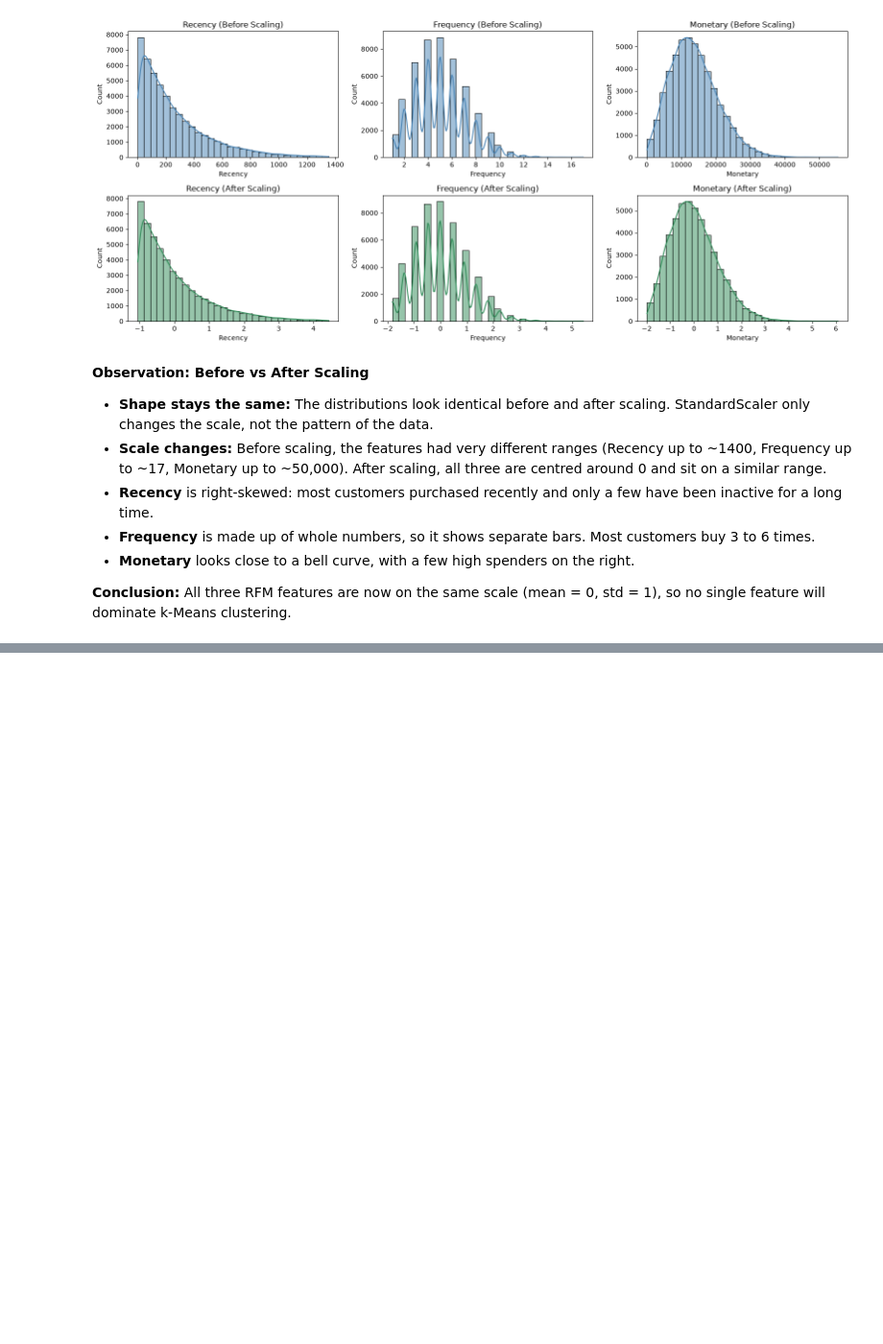
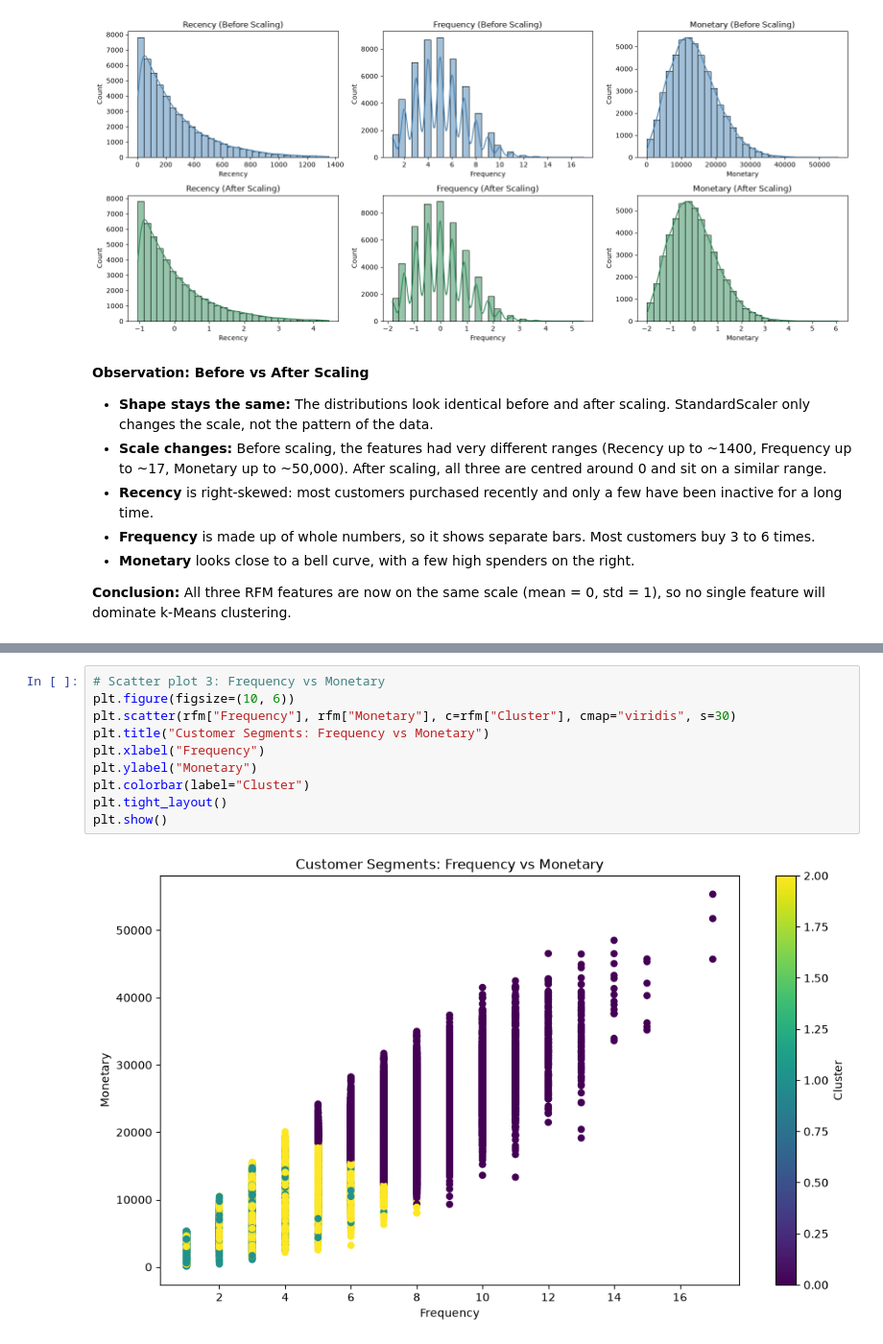
Before and after one commit to harshaslekar5968-crypto/OIBSIP, a Jupyter notebook: DataAnalystics-L1-E-Commerce Customer Data/Customer_Segmentation_RFM_analysis.ipynb, the cells around one changed output, grey strips where cells are left out. Shown at 96% size. Cells and saved outputs as stored; diff of their text form; blank space fills up the shorter version.

```diff
--- a/DataAnalystics-L1-E-Commerce Customer Data/Customer_Segmentation_RFM_analysis.ipynb
+++ b/DataAnalystics-L1-E-Commerce Customer Data/Customer_Segmentation_RFM_analysis.ipynb
@@ -298,0 +351,12 @@ so no single feature will dominate k-Means clustering.
+# %%
+# Scatter plot 3: Frequency vs Monetary
+plt.figure(figsize=(10, 6))
+plt.scatter(rfm["Frequency"], rfm["Monetary"], c=rfm["Cluster"], cmap="viridis", s=30)
+plt.title("Customer Segments: Frequency vs Monetary")
+plt.xlabel("Frequency")
+plt.ylabel("Monetary")
+plt.colorbar(label="Cluster")
+plt.tight_layout()
+plt.show()
+# %% [output]
+[figure, added]
```
Also changed, not shown: parts of 5 cells of this notebook.
